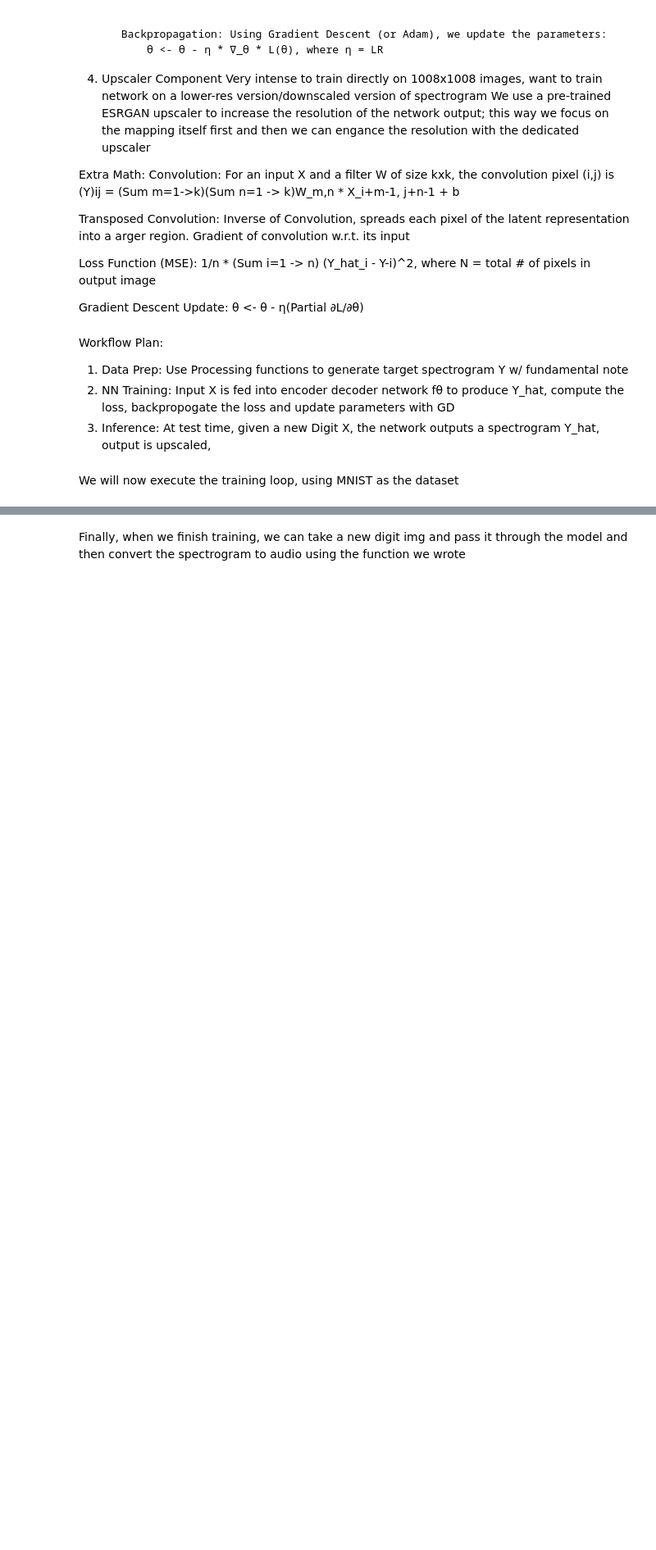
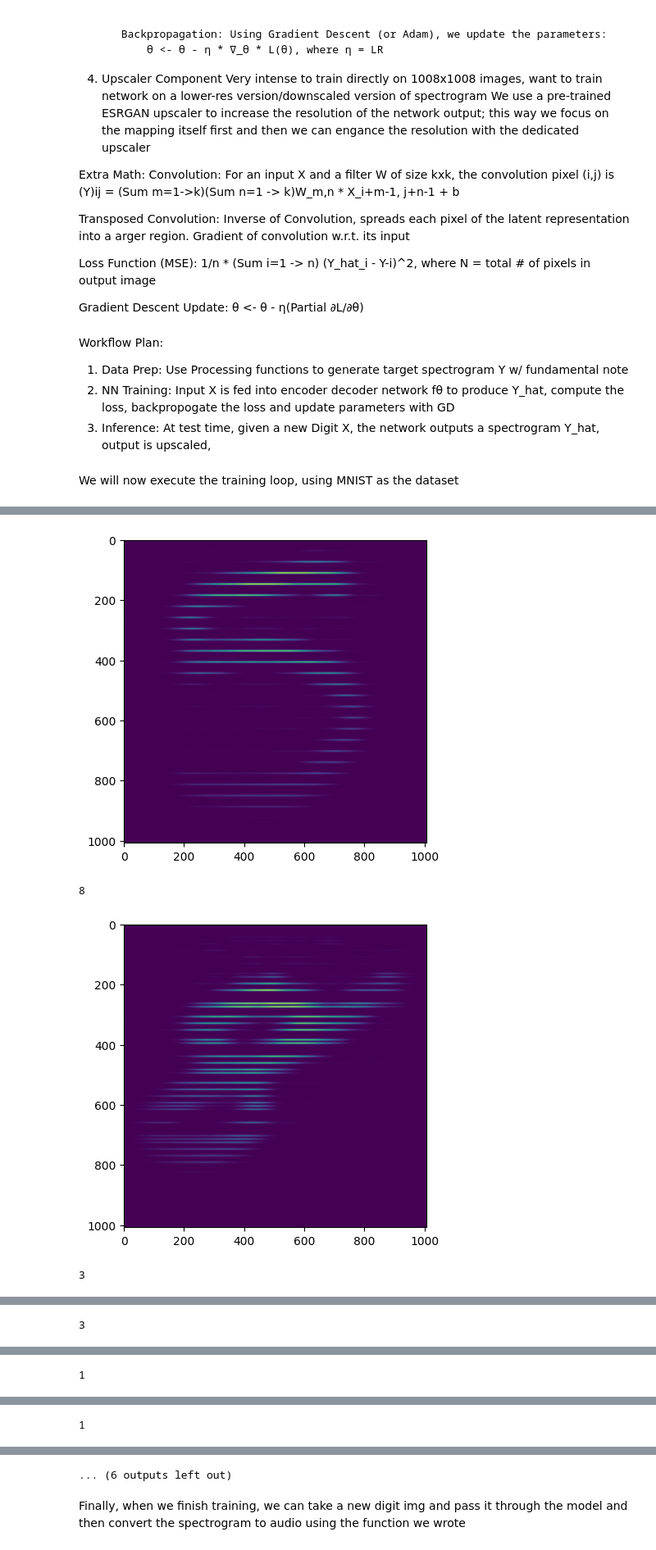
Before and after one commit to takakhoo/UNet-MNIST-to-Spectrogram, a Jupyter notebook: 1.ipynb, the cells around one changed output, grey strips where cells are left out. Shown at 82% size. Saved outputs shown, nothing was run; the diff lists cells and outputs as text; code cells hidden in the pictures; blank space fills up the shorter version.

```diff
--- a/1.ipynb
+++ b/1.ipynb
@@ -169,11 +169,11 @@ plt.show()
 def get_fundamental_frequency(label):
 
     if (label == 18):
-        freq = 110.0 * 2 ** (11/12.0)
+        freq = int(round(110 * 2 ** (11/12.0)))
     elif (label == 14):
-        freq = 110.0 * 2 ** (12/12.0)
+        freq = int(round(110 * 2 ** (12/12.0)))
     else:
-        freq = 110.0 * 2 ** (label/12.0)
+        freq = int(round(110 * 2 ** (label/12.0)))
 
     return freq
 
@@ -643,7 +643,7 @@ train_loader = torch.utils.data.DataLoader(filtered_dataset, num_workers = 14, p
 #Initialization of NN loss and optimizer
 model = SpectrogramGenerator()
 criterion = nn.MSELoss()
-optimizer = optim.Adam(model.parameters(), lr=1e-4)
+optimizer = optim.Adam(model.parameters(), lr=1e-3)
 
 #GPU
 device = torch.device("cuda" if torch.cuda.is_available() else "cpu")
@@ -659,8 +659,14 @@ for epoch in range(num_epochs):
 		target_list = []
 		for i in range(inputs.shape[0]):
 			digit_img = inputs[i].cpu().numpy().squeeze() #converting to nump and scaling to 255
-			target_np = generate_target_spectrogram(digit_img, labels[i].item())
+			print(labels[i].item())
+			target_np = generate_target_spectrogram((digit_img*255), float(labels[i].item()))
+			plt.imshow(target_np)
+			plt.show()
 			target_tensor = torch.from_numpy(target_np).unsqueeze(0).float()
+
+
+
 			target_list.append(target_tensor)
 		targets = torch.stack(target_list).to(device) #(batch, 1, 1008, 1008)
 
@@ -684,7 +690,7 @@ for epoch in range(num_epochs):
 			plt.imshow(outputs[0].detach().cpu().numpy().squeeze()*255)
 			plt.show()
 
-		if(step_count % (batchsize * 5) == 0):
+		if(step_count % (batchsize * 50) == 0):
 			checkpoint_path = f"checkpoint_step_{step_count+1}.pth"
 			torch.save(model.state_dict(), checkpoint_path)
 			print(f"Model checkpoint saved to {checkpoint_path}")
@@ -706,3 +712,4 @@ for epoch in range(num_epochs):
 #Disable "interactive mode and disp the final real thang
 plt.ioff()
 plt.show()
+# %% [output]
@@ -708,0 +718,4 @@ plt.show()
+[figure, added]
+8
+[figure, added]
+3
@@ -708,0 +723 @@ plt.show()
+3
@@ -708,0 +725 @@ plt.show()
+1
@@ -708,0 +727 @@ plt.show()
+1
@@ -709,3 +729,4 @@ plt.show()
+... (6 outputs left out)
 # %% [markdown]
 Finally, when we finish training, we can take a new digit img and pass it through the model and then convert the spectrogram to audio using the function we wrote
 # %%
```
Also changed, not shown: parts of 3 cells of this notebook.
